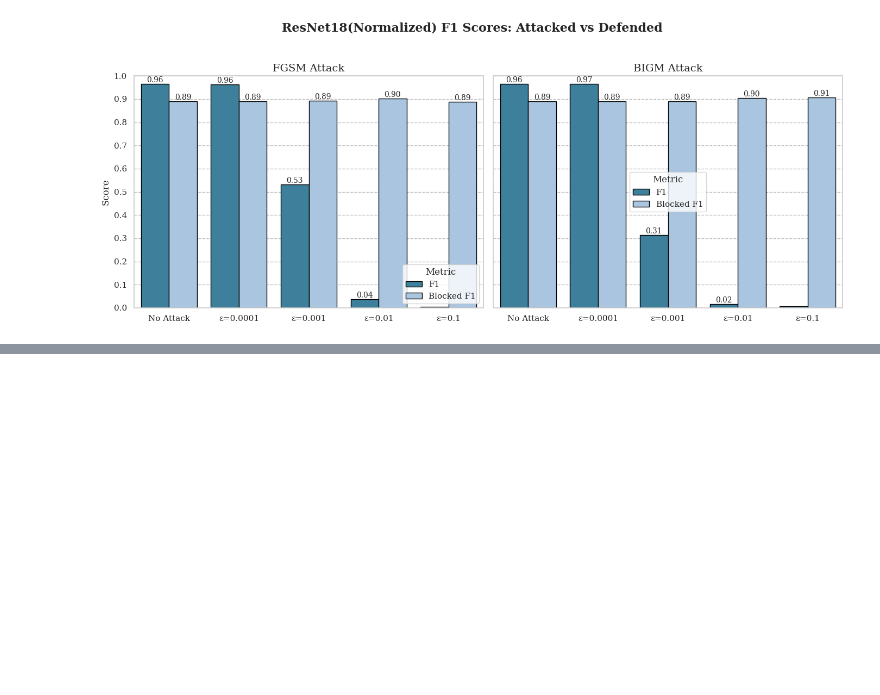
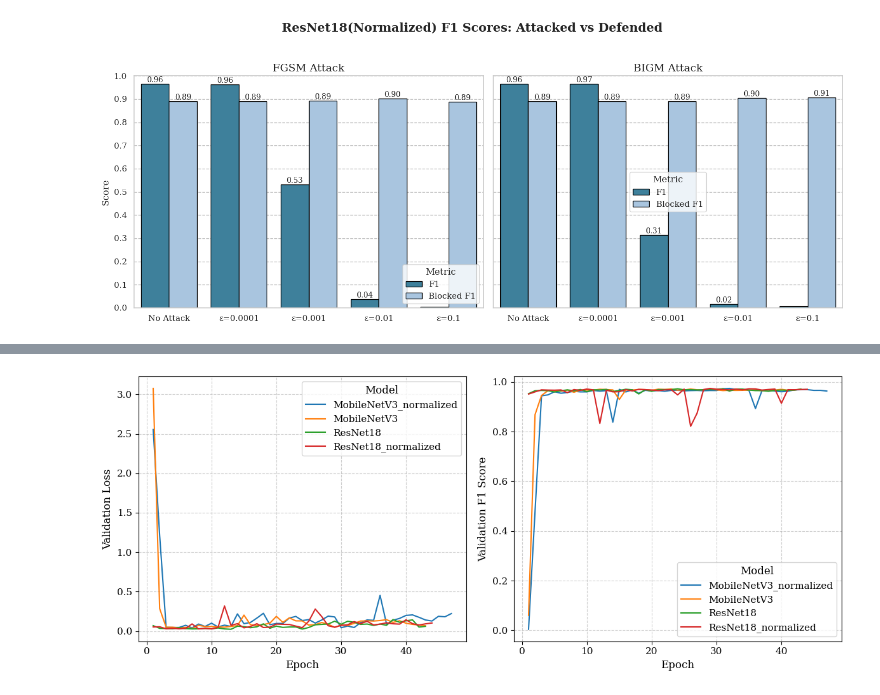
Before and after one commit to cs7org/i7-IDS, a Jupyter notebook: notebooks/report_generation.ipynb, the cells around one changed output, grey strips where cells are left out. Saved outputs shown, nothing was run; the diff lists cells and outputs as text; code cells hidden in the pictures; blank space fills up the shorter version.

```diff
--- a/notebooks/report_generation.ipynb
+++ b/notebooks/report_generation.ipynb
@@ -193,0 +452,5 @@ resnet18_normalized_nosampling
+# %%
+image_clf_path = Path('../results/image_classification')
+metrics_files = [f for f in image_clf_path.rglob('*.csv') if 'adv' not in str(f)]
+log_files = [f for f in image_clf_path.rglob('*.log') if 'adv' not in str(f)]
+metrics_files, log_files
@@ -193,0 +466,31 @@ resnet18_normalized_nosampling
+# %%
+data_type='normalized'
+fig, axs = plt.subplots(1, 2, figsize=(12, 5))
+
+# Plot each file's metrics
+for filepath in metrics_files:
+    label='ResNet18' if 'resnet' in str(filepath).lower() else 'MobileNetV3'
+    if data_type in str(filepath).lower():
+        label=label+'_normalized'
+
+    df = pd.read_csv(filepath)
+    axs[0].plot(df['epoch'], df['val_loss'],  label=label)
+    axs[1].plot(df['epoch'], df['val_f1_score'], label=label)
+
+# Academic plot styling
+axs[0].set_xlabel('Epoch')
+axs[0].set_ylabel('Validation Loss')
+# axs[0].set_title('Validation Loss over Epochs')
+axs[0].grid(True, linestyle='--', alpha=0.6)
+axs[0].legend(title='Model')
+
+axs[1].set_xlabel('Epoch')
+axs[1].set_ylabel('Validation F1 Score')
+# axs[1].set_title('Validation F1 Score over Epochs')
+axs[1].grid(True, linestyle='--', alpha=0.6)
+axs[1].legend(title='Model')
+plt.savefig('val_loss_f1_atk_clf.pdf')
+plt.tight_layout()
+plt.show()
+# %% [output]
+[figure, added]
```
Also changed, not shown: parts of 31 cells of this notebook, 38 other files.
